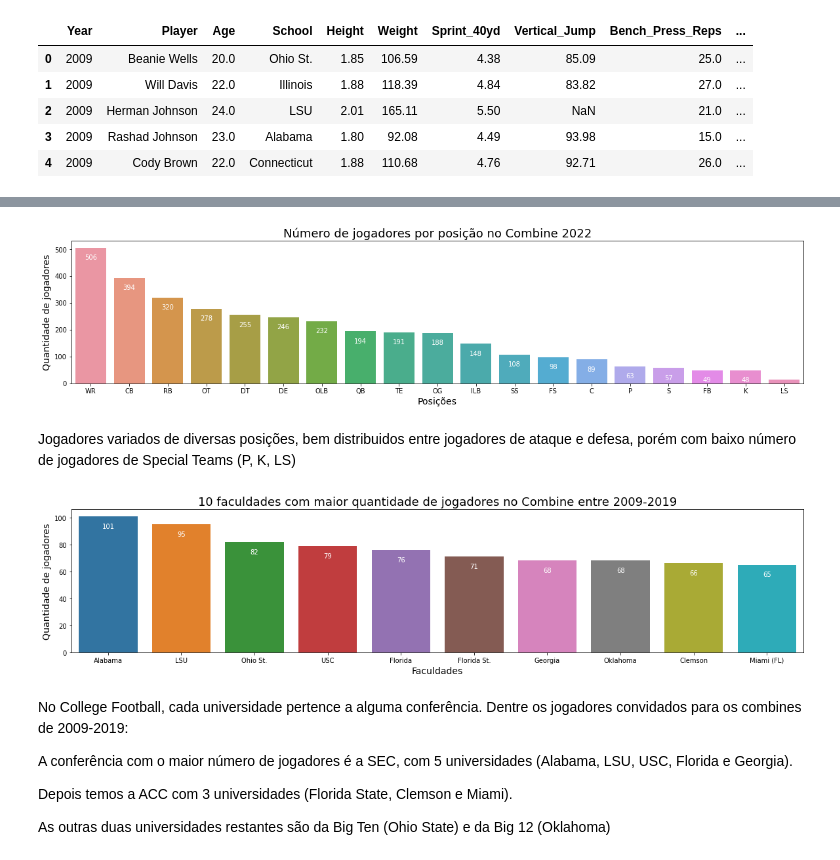
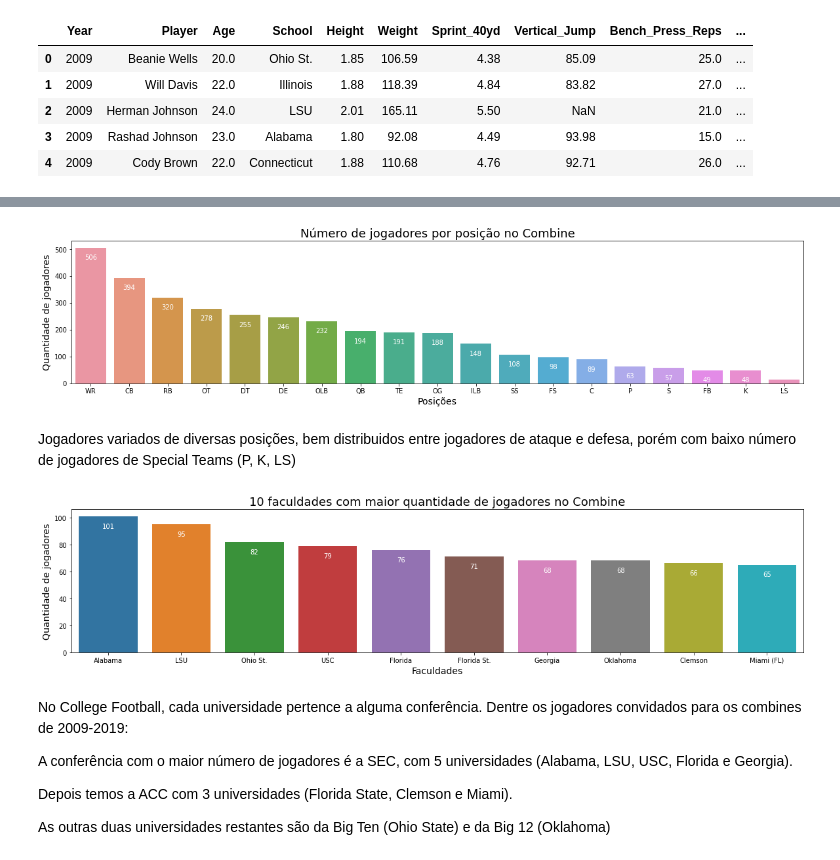
Before and after one commit to xandeea/EDA-NFL_Combine, a Jupyter notebook: NFL_Combine_(2009_2019).ipynb, the cells around one changed output, grey strips where cells are left out. Cells and saved outputs as stored; diff of their text form; code cells hidden in the pictures.

```diff
--- a/NFL_Combine_(2009_2019).ipynb
+++ b/NFL_Combine_(2009_2019).ipynb
@@ -123,25 +110,25 @@ Entendendo as posições da NFL:
 # %%
 plt.figure(figsize=(20,4))
 fig = sns.countplot(data = df, x = 'Position', order = df['Position'].value_counts().index)
-fig.set_title('Número de jogadores por posição no Combine 2022', fontsize=18)
+fig.set_title('Número de jogadores por posição no Combine', fontsize=18)
 fig.set_xlabel('Posições', fontsize=14)
 fig.set_ylabel('Quantidade de jogadores', fontsize=14)
 fig.bar_label(fig.containers[0], padding=-20, color='white')
 plt.show()
 # %% [output]
-[figure, old version]
+[figure, new version]
 # %% [markdown]
 Jogadores variados de diversas posições, bem distribuidos entre jogadores de ataque e defesa, porém com baixo número de jogadores de Special Teams (P, K, LS)
 # %%
 plt.figure(figsize=(20,4))
 fig = sns.countplot(data = df, x = 'School', order = df['School'].value_counts()[:10].index)
-fig.set_title('10 faculdades com maior quantidade de jogadores no Combine entre 2009-2019', fontsize=18)
+fig.set_title('10 faculdades com maior quantidade de jogadores no Combine', fontsize=18)
 fig.set_xlabel('Faculdades', fontsize=14)
 fig.set_ylabel('Quantidade de jogadores', fontsize=14)
 fig.bar_label(fig.containers[0], padding=-20, color='white')
 plt.show()
 # %% [output]
-[figure, old version]
+[figure, new version]
 # %% [markdown]
 No College Football, cada universidade pertence a alguma conferência. Dentre os jogadores convidados para os combines de 2009-2019:
 
```
Also changed, not shown: parts of 1 cell of this notebook.
